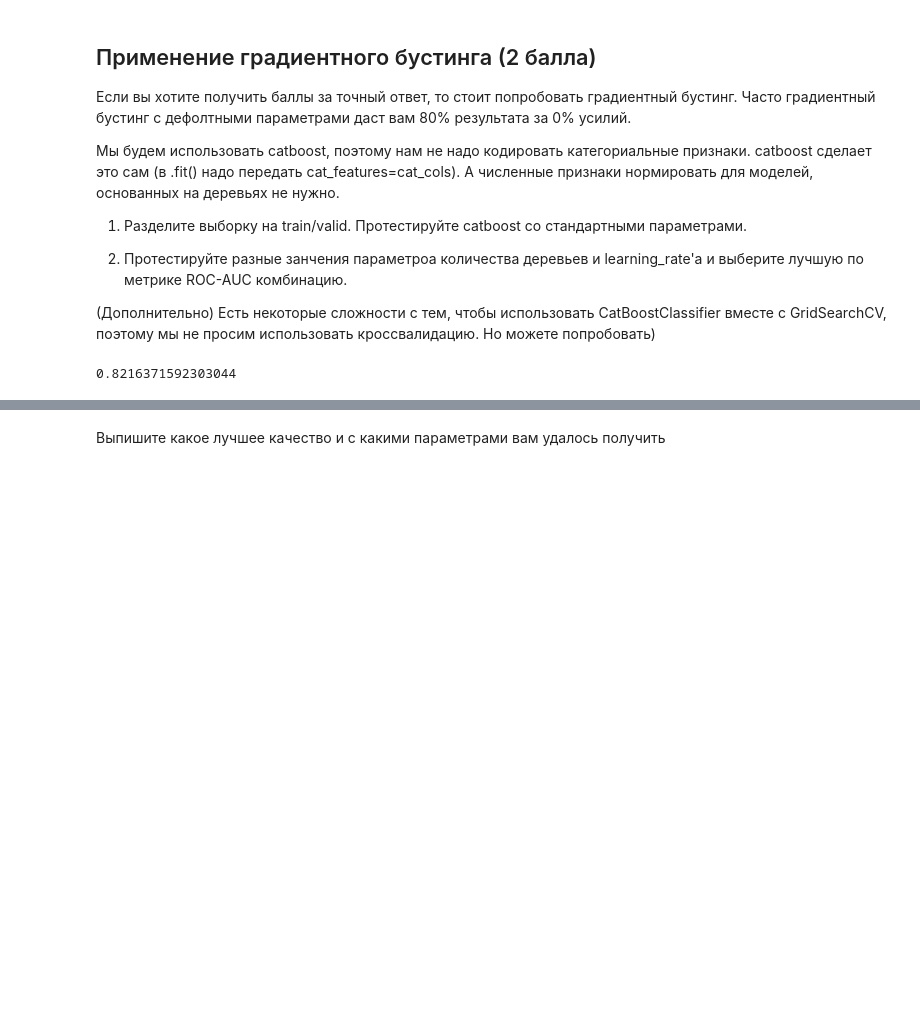
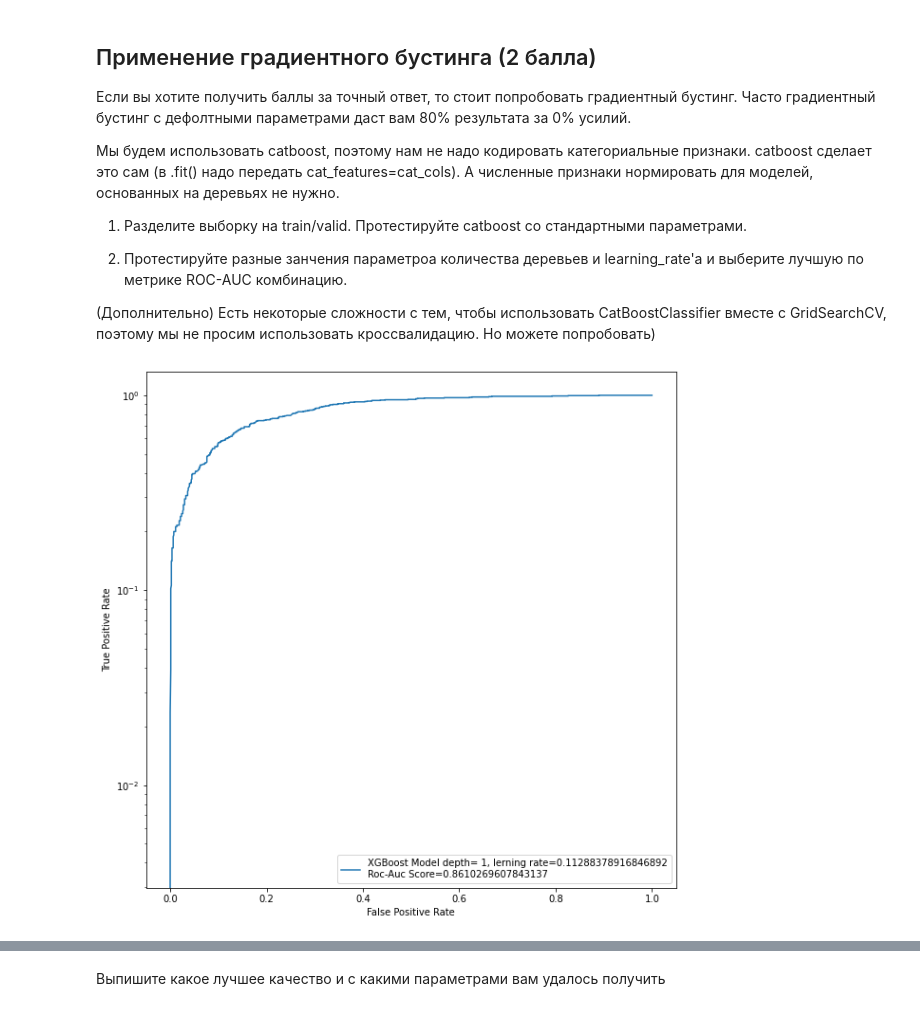
Before and after one commit to MrAntonS/ML22, a Jupyter notebook: 16.1. Домашнее задание. Решение ML-задачи и kaggle/baseline.ipynb, the cells around one changed output, grey strips where cells are left out. Cells and saved outputs as stored; diff of their text form; code cells hidden in the pictures; blank space fills up the shorter version.

```diff
--- a/16.1. Домашнее задание. Решение ML-задачи и kaggle/baseline.ipynb
+++ b/16.1. Домашнее задание. Решение ML-задачи и kaggle/baseline.ipynb
@@ -278,18 +271,36 @@ roc_auc_score(y_valid, CV_model.predict_proba(X_valid)[:, 1])
 2) Протестируйте разные занчения параметроа количества деревьев и learning_rate'а и выберите лучшую по метрике ROC-AUC комбинацию.
 
 (Дополнительно) Есть некоторые сложности с тем, чтобы использовать CatBoostClassifier вместе с GridSearchCV, поэтому мы не просим использовать кроссвалидацию. Но можете попробовать)
-# %%
-# YOUR CODE
-import xgboost
-
-xgboost_model = xgboost.XGBClassifier()
-pipe = ColumnTransformer(
-        [('onehot', OneHotEncoder(), cat_cols),
-        ('Scaler', StandardScaler(), num_cols)],
-    )
-X_train_xgboost = pipe.fit_transform(X_train)
-xgboost_model.fit(X_train_xgboost, y_train,)
-X_valid_xgboost = pipe.transform(X_valid)
-roc_auc_score(y_valid, xgboost_model.predict_proba(X_valid_xgboost)[:, 1])
-# %% [output]
-0.8216371592303044
+# %%
+# YOUR CODE
+import xgboost
+from sklearn.metrics import roc_curve
+depth = np.arange(1, 10)
+lr = np.logspace(0, -3, num=20, base=10)
+ax = plt.figure(figsize=(10, 10))
+winner = (0, 0)
+for i_num, i in enumerate(depth):
+    for j_num, j in enumerate(lr):
+        xgboost_model = xgboost.XGBClassifier(max_depth=i, learning_rate=j, n_estimators=284)
+        pipe = ColumnTransformer(
+                [('onehot', OneHotEncoder(), cat_cols),
+                ('Scaler', StandardScaler(), num_cols)],
+            )
+        X_train_xgboost = pipe.fit_transform(X_train)
+        xgboost_model.fit(X_train_xgboost, y_train)
+        X_valid_xgboost = pipe.transform(X_valid)
+        pred = xgboost_model.predict_proba(X_valid_xgboost)[:, 1]
+        perc = roc_auc_score(y_valid, pred)
+        winner = max(winner, (perc, xgboost_model))
+        # print(perc)
+xgboost_model = winner[1]
+pred = xgboost_model.predict_proba(X_valid_xgboost)[:, 1]
+cb_fpr, cb_tpr, _ = roc_curve(y_valid, pred)
+plt.plot(cb_fpr, cb_tpr, linestyle='-', label=f'XGBoost Model depth= {xgboost_model.get_params()["max_depth"]}, lerning rate={xgboost_model.get_params()["learning_rate"]}\nRoc-Auc Score={roc_auc_score(y_valid, pred)}')
+plt.yscale('log')
+plt.xlabel('False Positive Rate')
+plt.ylabel('True Positive Rate')
+plt.legend()
+plt.show()
+# %% [output]
+[figure, added]
```
Also changed, not shown: parts of 9 cells of this notebook, 1 other file.
